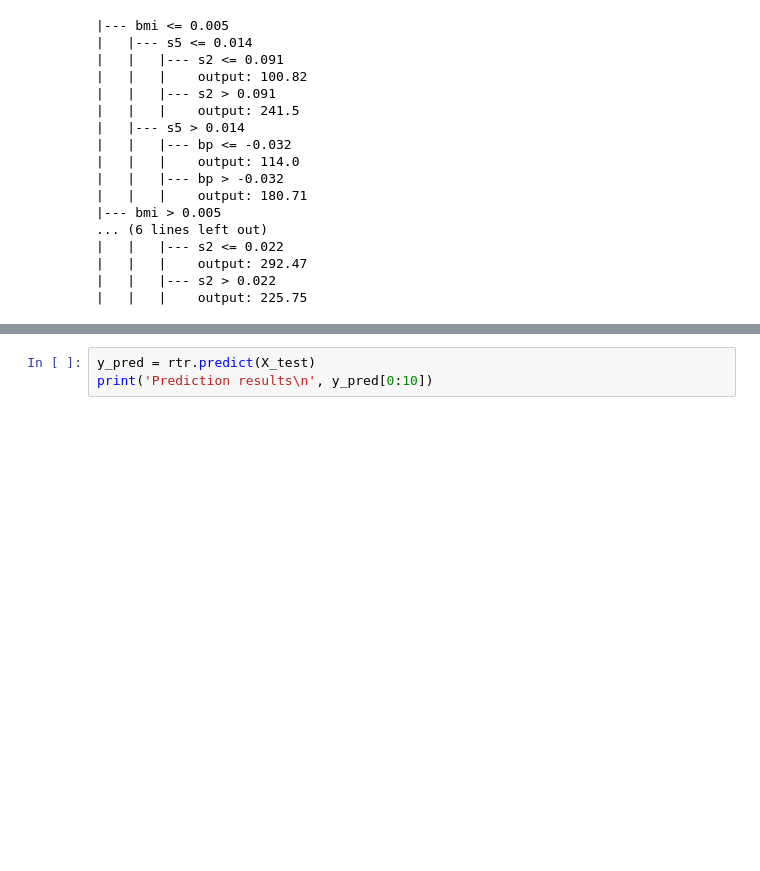
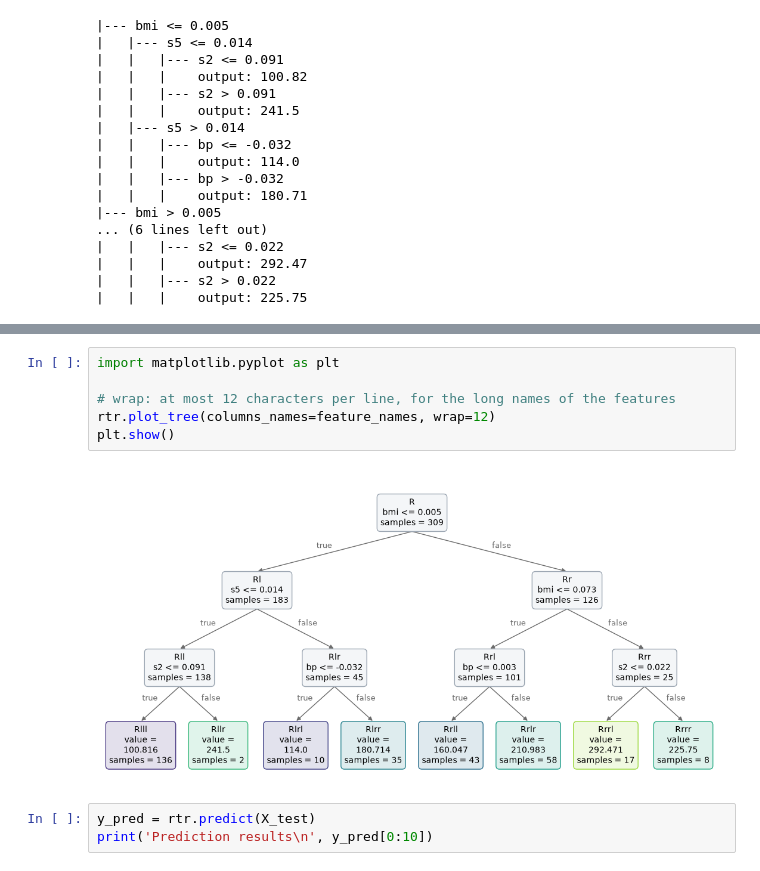
Before and after one commit to fismimosa/RuleTree, a Jupyter notebook: Examples/RuleTreeRegressor_example.ipynb, the cells around one changed output, grey strips where cells are left out. Cells and saved outputs as stored; diff of their text form; blank space fills up the shorter version.

```diff
--- a/Examples/RuleTreeRegressor_example.ipynb
+++ b/Examples/RuleTreeRegressor_example.ipynb
@@ -57,3 +63,11 @@ rtr.print_rules(rules)
+# %%
+import matplotlib.pyplot as plt
+
+# wrap: at most 12 characters per line, for the long names of the features
+rtr.plot_tree(columns_names=feature_names, wrap=12)
+plt.show()
+# %% [output]
+[figure, added]
 # %%
 y_pred = rtr.predict(X_test)
 print('Prediction results\n', y_pred[0:10])
```
Also changed, not shown: parts of 3 cells of this notebook, 12 other files.
